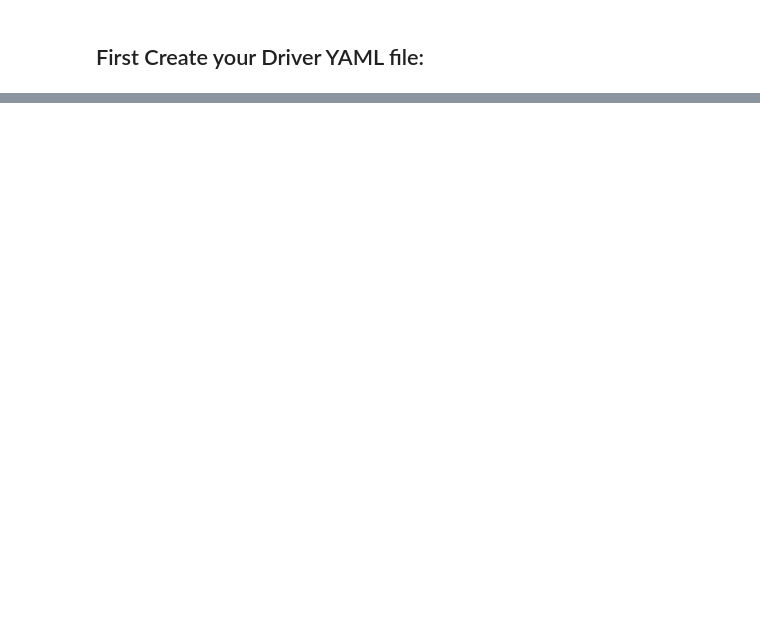
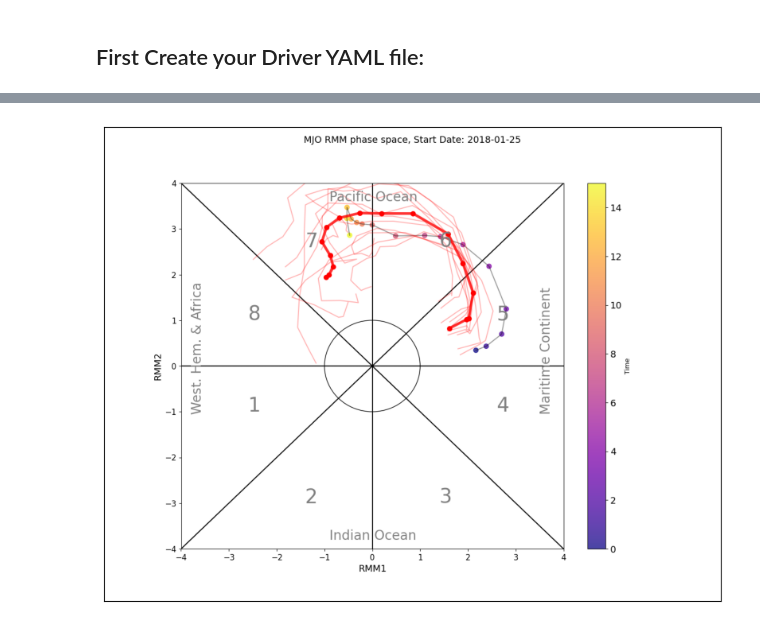
Before and after one commit to WillyChap/MJOcast, a Jupyter notebook: MJOcast/Example/Example_WithoutYaml.ipynb, the cells around one changed output, grey strips where cells are left out. Saved outputs shown, nothing was run; the diff lists cells and outputs as text; code cells hidden in the pictures; blank space fills up the shorter version.

```diff
--- a/MJOcast/Example/Example_WithoutYaml.ipynb
+++ b/MJOcast/Example/Example_WithoutYaml.ipynb
@@ -108,0 +272,9 @@ done with requested number of files
+# %%
+plt.figure(figsize=(10,10))
+image = mpimg.imread("./output_plots/phase_space_MJO_forecast_2018-01-25.png")
+plt.imshow(image)
+plt.xticks([])
+plt.yticks([])
+plt.show()
+# %% [output]
+[figure, added]
```
Also changed, not shown: parts of 17 cells of this notebook, 24 other files.
